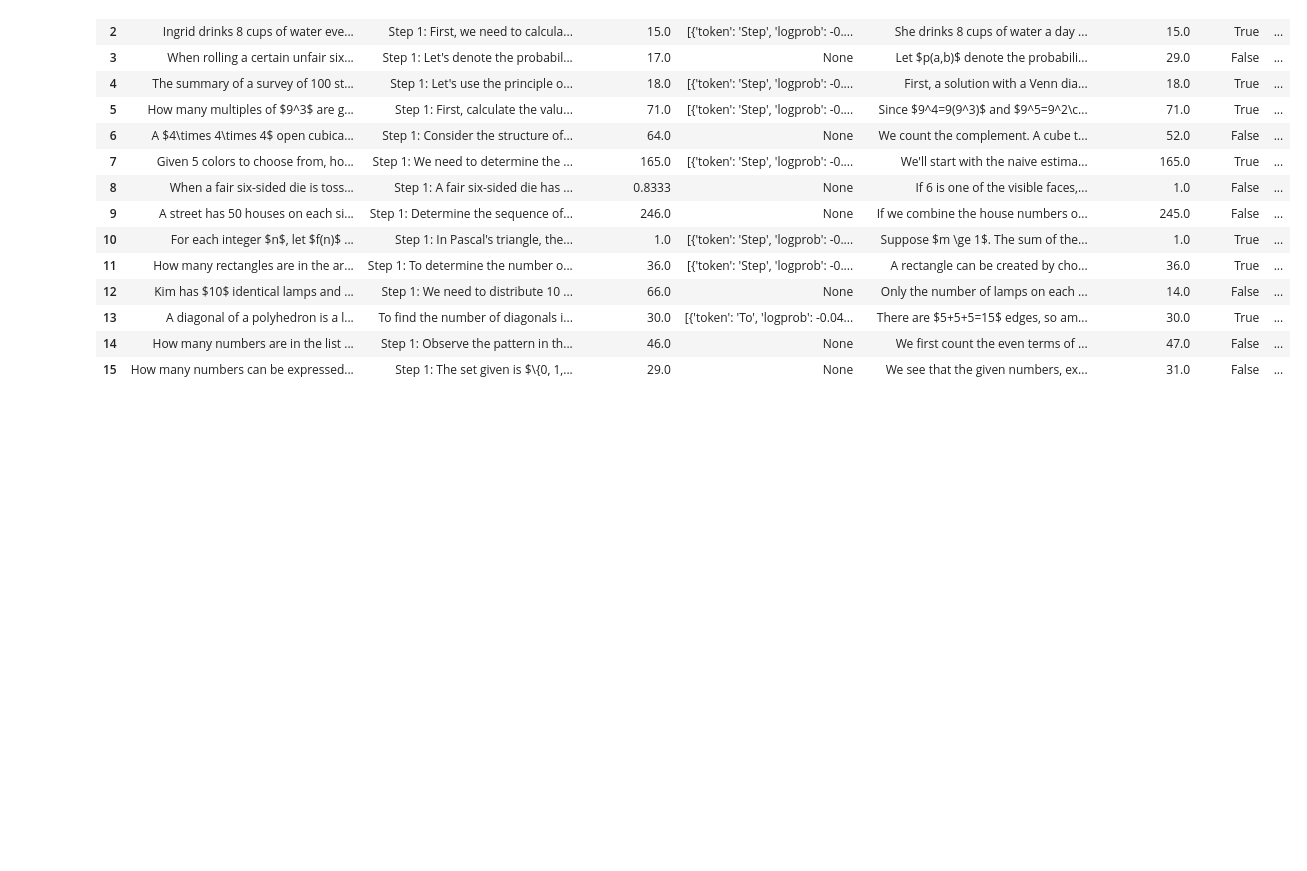
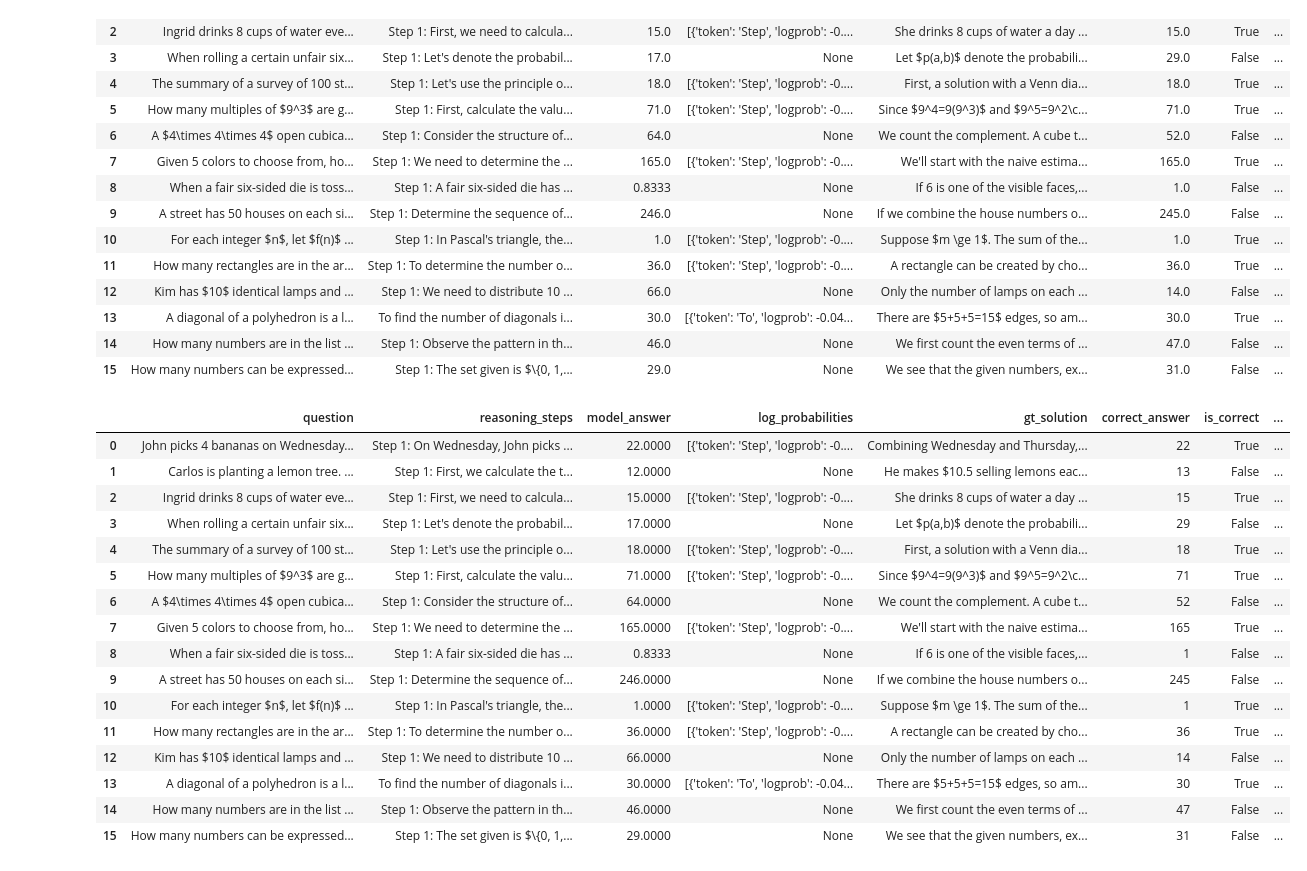
Before and after one commit to zixianma/interactive-chains, a Jupyter notebook: data/select_data.ipynb, the cells around one changed output. Drawn from its saved outputs; the diff is of its cells as text; code cells hidden in the pictures; blank space fills up the shorter version.

Commit message:
check questions

```diff
--- a/data/select_data.ipynb
+++ b/data/select_data.ipynb
@@ -486,3 +486,25 @@ final_reordered_df
 | 15 | How many numbers can be expressed... | Step 1: The set given is $\{0, 1,... | 29.0 | None | We see that the given numbers, ex... | 31.0 | False | ... |
 # %%
 final_reordered_df.to_json("question_bank_final.jsonl", orient="records", lines=True)
+# %%
+final_df = pd.read_json("question_bank_final.jsonl", lines=True)
+
+final_df
+# %% [output]
+|  | question | reasoning_steps | model_answer | log_probabilities | gt_solution | correct_answer | is_correct | ... |
+| 0 | John picks 4 bananas on Wednesday... | Step 1: On Wednesday, John picks ... | 22.0000 | [{'token': 'Step', 'logprob': -0.... | Combining Wednesday and Thursday,... | 22 | True | ... |
+| 1 | Carlos is planting a lemon tree. ... | Step 1: First, we calculate the t... | 12.0000 | None | He makes $10.5 selling lemons eac... | 13 | False | ... |
+| 2 | Ingrid drinks 8 cups of water eve... | Step 1: First, we need to calcula... | 15.0000 | [{'token': 'Step', 'logprob': -0.... | She drinks 8 cups of water a day ... | 15 | True | ... |
+| 3 | When rolling a certain unfair six... | Step 1: Let's denote the probabil... | 17.0000 | None | Let $p(a,b)$ denote the probabili... | 29 | False | ... |
+| 4 | The summary of a survey of 100 st... | Step 1: Let's use the principle o... | 18.0000 | [{'token': 'Step', 'logprob': -0.... | First, a solution with a Venn dia... | 18 | True | ... |
+| 5 | How many multiples of $9^3$ are g... | Step 1: First, calculate the valu... | 71.0000 | [{'token': 'Step', 'logprob': -0.... | Since $9^4=9(9^3)$ and $9^5=9^2\c... | 71 | True | ... |
+| 6 | A $4\times 4\times 4$ open cubica... | Step 1: Consider the structure of... | 64.0000 | None | We count the complement. A cube t... | 52 | False | ... |
+| 7 | Given 5 colors to choose from, ho... | Step 1: We need to determine the ... | 165.0000 | [{'token': 'Step', 'logprob': -0.... | We'll start with the naive estima... | 165 | True | ... |
+| 8 | When a fair six-sided die is toss... | Step 1: A fair six-sided die has ... | 0.8333 | None | If 6 is one of the visible faces,... | 1 | False | ... |
+| 9 | A street has 50 houses on each si... | Step 1: Determine the sequence of... | 246.0000 | None | If we combine the house numbers o... | 245 | False | ... |
+| 10 | For each integer $n$, let $f(n)$ ... | Step 1: In Pascal's triangle, the... | 1.0000 | [{'token': 'Step', 'logprob': -0.... | Suppose $m \ge 1$. The sum of the... | 1 | True | ... |
+| 11 | How many rectangles are in the ar... | Step 1: To determine the number o... | 36.0000 | [{'token': 'Step', 'logprob': -0.... | A rectangle can be created by cho... | 36 | True | ... |
+| 12 | Kim has $10$ identical lamps and ... | Step 1: We need to distribute 10 ... | 66.0000 | None | Only the number of lamps on each ... | 14 | False | ... |
+| 13 | A diagonal of a polyhedron is a l... | To find the number of diagonals i... | 30.0000 | [{'token': 'To', 'logprob': -0.04... | There are $5+5+5=15$ edges, so am... | 30 | True | ... |
+| 14 | How many numbers are in the list ... | Step 1: Observe the pattern in th... | 46.0000 | None | We first count the even terms of ... | 47 | False | ... |
+| 15 | How many numbers can be expressed... | Step 1: The set given is $\{0, 1,... | 29.0000 | None | We see that the given numbers, ex... | 31 | False | ... |
```
